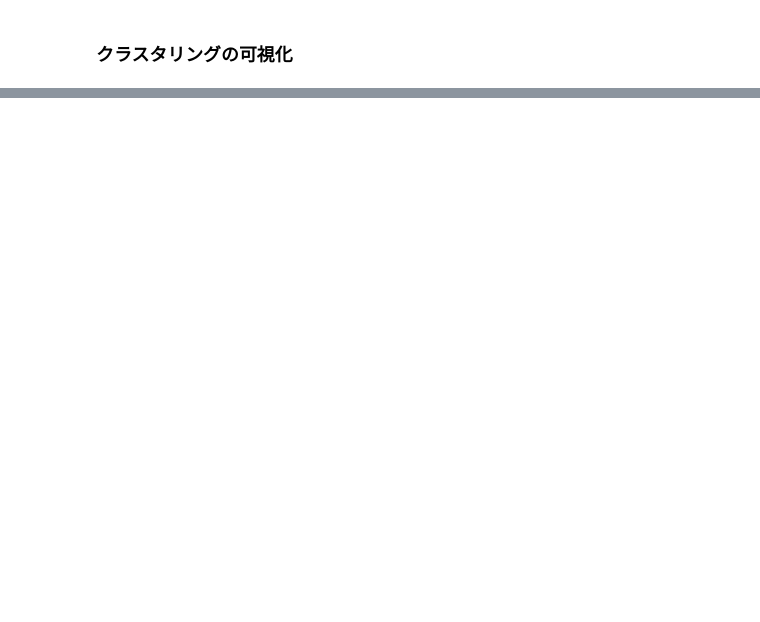
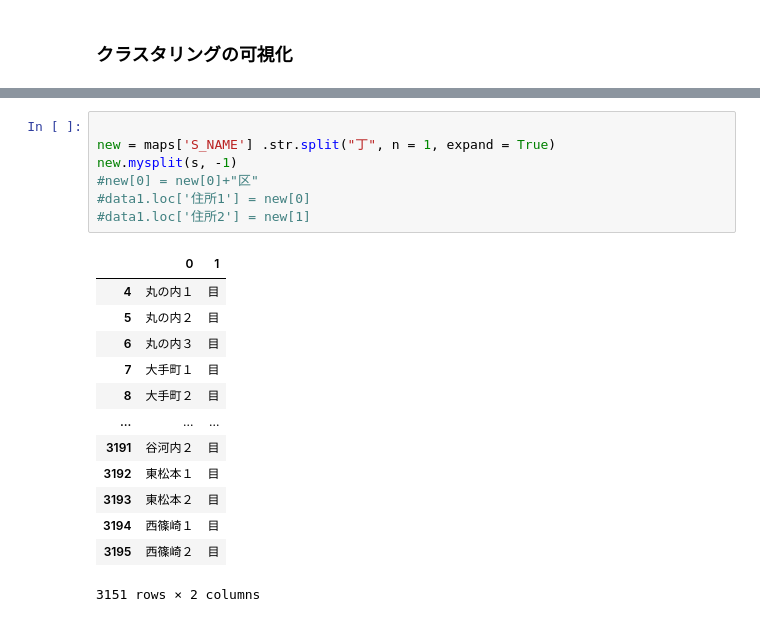
Before and after one commit to idosatoshi0118/python, a Jupyter notebook: 小売系企業インターン/チラシ-高級持ち家への配布エリアプロット.ipynb, the cells around one changed output, grey strips where cells are left out. Cells and saved outputs as stored; diff of their text form; blank space fills up the shorter version.

```diff
--- a/小売系企業インターン/チラシ-高級持ち家への配布エリアプロット.ipynb
+++ b/小売系企業インターン/チラシ-高級持ち家への配布エリアプロット.ipynb
@@ -288,0 +417,21 @@ for i in df2['クラスター番号'].unique():
+# %%
+
+new = maps['S_NAME'] .str.split("丁", n = 1, expand = True)
+new.mysplit(s, -1)
+#new[0] = new[0]+"区"
+#data1.loc['住所1'] = new[0]
+#data1.loc['住所2'] = new[1]
+# %% [output]
+|  | 0 | 1 |
+| 4 | 丸の内１ | 目 |
+| 5 | 丸の内２ | 目 |
+| 6 | 丸の内３ | 目 |
+| 7 | 大手町１ | 目 |
+| 8 | 大手町２ | 目 |
+| ... | ... | ... |
+| 3191 | 谷河内２ | 目 |
+| 3192 | 東松本１ | 目 |
+| 3193 | 東松本２ | 目 |
+| 3194 | 西篠崎１ | 目 |
+| 3195 | 西篠崎２ | 目 |
+3151 rows × 2 columns
```
Also changed, not shown: parts of 11 cells of this notebook.
